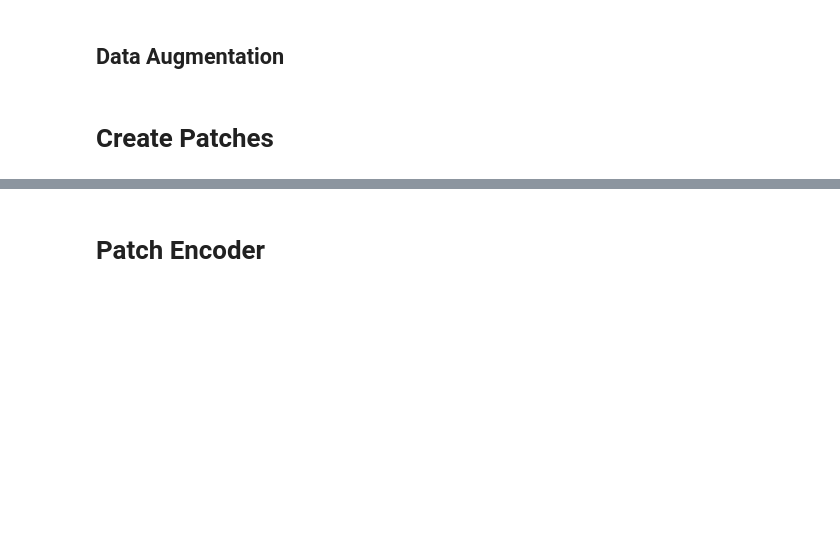
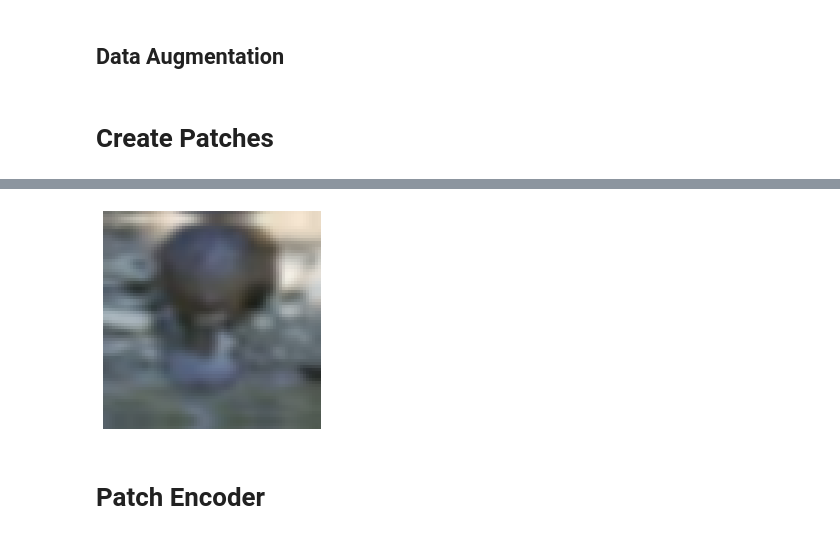
Before and after one commit to ariG23498/mae-scalable-vision-learners, a Jupyter notebook: MaskedAutoEncoders.ipynb, the cells around one changed output, grey strips where cells are left out. Cells and saved outputs as stored; diff of their text form; code cells hidden in the pictures; blank space fills up the shorter version.

```diff
--- a/MaskedAutoEncoders.ipynb
+++ b/MaskedAutoEncoders.ipynb
@@ -163,7 +174,10 @@ patch_layer.show_patched_image(augmeneted_images, patches)
 # %%
-image = patch_layer.reconstruct_from_patch(patches[348])
+image = patch_layer.reconstruct_from_patch(patches[102])
 plt.imshow(image)
+plt.axis("off")
 plt.show()
+# %% [output]
+[figure, added]
 # %% [markdown]
 # Patch Encoder
 # %%
```
Also changed, not shown: parts of 16 cells of this notebook.
